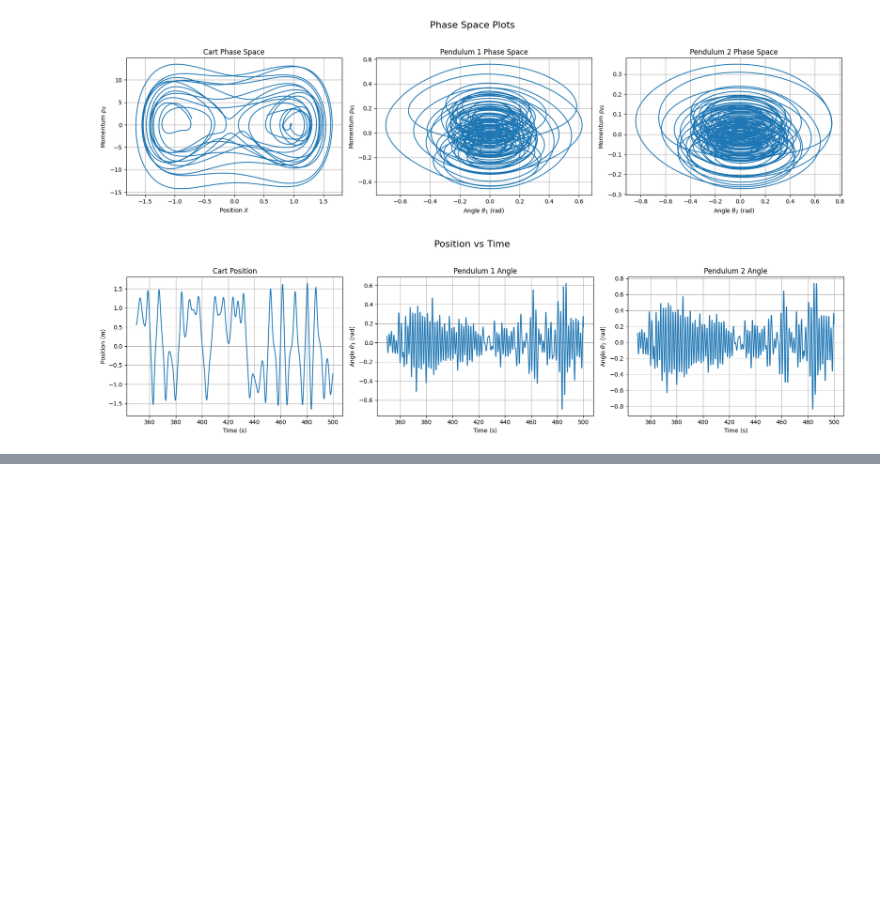
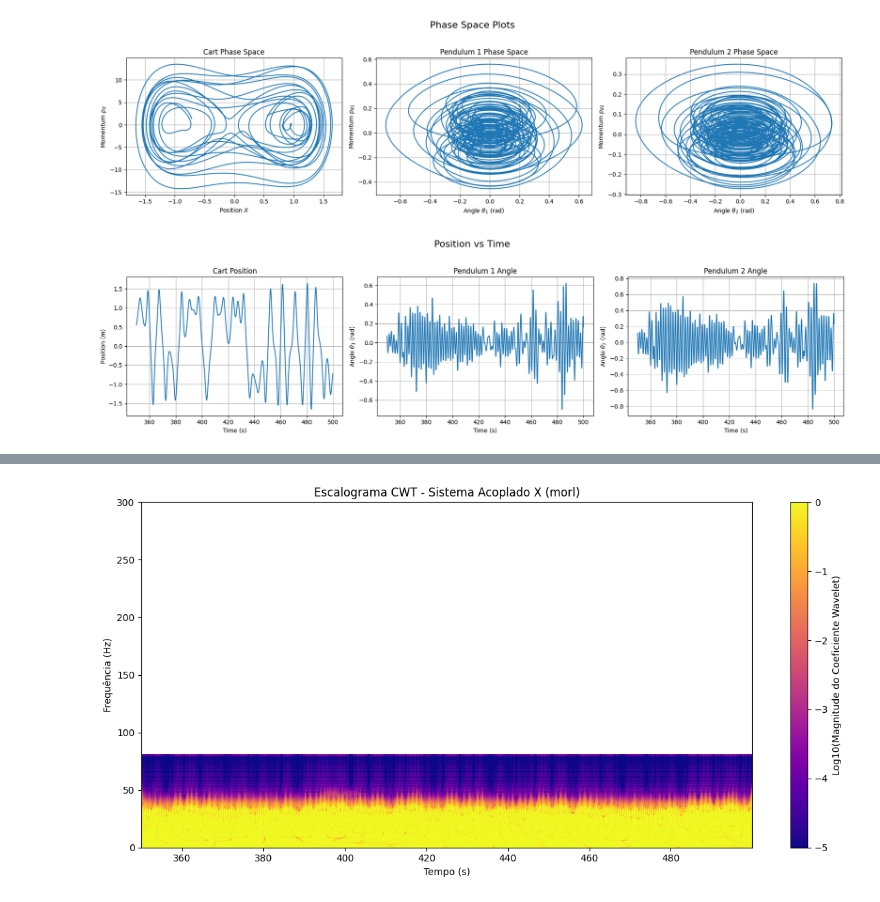
Before and after one commit to EduMoura321/Non-linear-systems, a Jupyter notebook: reborn_classical_mechanics_project.ipynb, the cells around one changed output, grey strips where cells are left out. Drawn from its saved outputs; the diff is of its cells as text; code cells hidden in the pictures; blank space fills up the shorter version.

```diff
--- a/reborn_classical_mechanics_project.ipynb
+++ b/reborn_classical_mechanics_project.ipynb
@@ -446,3 +478,78 @@ plt.show()
+# %%
+#wis
+#wavelet nova
+import sympy as sp
+import numpy as np
+from scipy.integrate import solve_ivp
+import matplotlib.pyplot as plt
+import pywt
+
+# I. FUNÇÃO DE PLOTAGEM WAVELET
+def plot_cwt_analysis(signal, time, title, wavelet_name='morl', scales=None, fmax=300.0,
+                      v_min_log=-5.0, v_max_log=0.0):
+    """
+    Plota escalograma CWT com:
+    - eixo Y crescendo de 0 até fmax (Hz),
+    - seleção correta das frequências <= fmax,
+    - ordenação ascendente das frequências antes de plotar,
+    - colormap 'plasma'.
+    """
+    dt = time[1] - time[0]
+
+    # escalas logarítmicas por padrão
+    if scales is None:
+        scales = np.power(2, np.linspace(np.log2(1), np.log2(8192), 512))
+
+    coef, _ = pywt.cwt(signal, scales, wavelet_name)
+    frequencies = pywt.scale2frequency(wavelet_name, scales) / dt  # array de mesmas dimensões que scales
+
+    # Seleciona apenas frequências positivas <= fmax (visualização)
+    mask = (frequencies > 0) & (frequencies <= fmax)
+    if not np.any(mask):
+        # se não houver nenhuma frequência dentro da banda, escolhe a mais próxima
+        idx = np.argmin(np.abs(frequencies - fmax))
+        mask = np.zeros_like(frequencies, dtype=bool)
+        mask[idx] = True
+
+    freqs_sel = frequencies[mask]
+    coef_sel = coef[mask, :]
+
+    # Garantir que as frequências estejam em ordem crescente (necessário para extent correto)
+    sort_idx = np.argsort(freqs_sel)
+    freqs_sel = freqs_sel[sort_idx]
+    coef_sel = coef_sel[sort_idx, :]
+
+    # Converter magnitude para log10 para visualização (evita saturação)
+    log_coef = np.log10(np.abs(coef_sel) + 1e-12)
+
+    # Plot (Y crescente: min -> max)
+    fig, ax = plt.subplots(figsize=(12, 6))
+    extent = [time.min(), time.max(), freqs_sel.min(), freqs_sel.max()]  # ymin < ymax
+
+    im = ax.imshow(log_coef,
+                   extent=extent,
+                   aspect='auto',
+                   cmap='plasma',
+                   vmin=v_min_log,
+                   vmax=v_max_log,
+                   origin='lower')  # origin='lower' mantém Y crescente
+
+    ax.set_title(f'Escalograma CWT - {title} ({wavelet_name})')
+    ax.set_xlabel('Tempo (s)')
+    ax.set_ylabel('Frequência (Hz)')
+    ax.set_ylim(0.0, fmax)  # garante 0..fmax no eixo Y
+
+    plt.colorbar(im, ax=ax, label='Log10(Magnitude do Coeficiente Wavelet)')
+    plt.tight_layout()
+    plt.show()
+#desempacota resultados
+X_b, th1_b, th2_b, pX_b, pth1_b, pth2_b = sol.y
+# Combinação linear
+signal_total = X_b
+plot_cwt_analysis(signal_total,ttr, 'Sistema Acoplado X',
+                  wavelet_name='morl', fmax=300.0, v_min_log=-5.0, v_max_log=0.0)
+# %% [output]
+[figure, added]
 # %%
 
 #jacobiano do sistema
```
Also changed, not shown: parts of 5 cells of this notebook.
